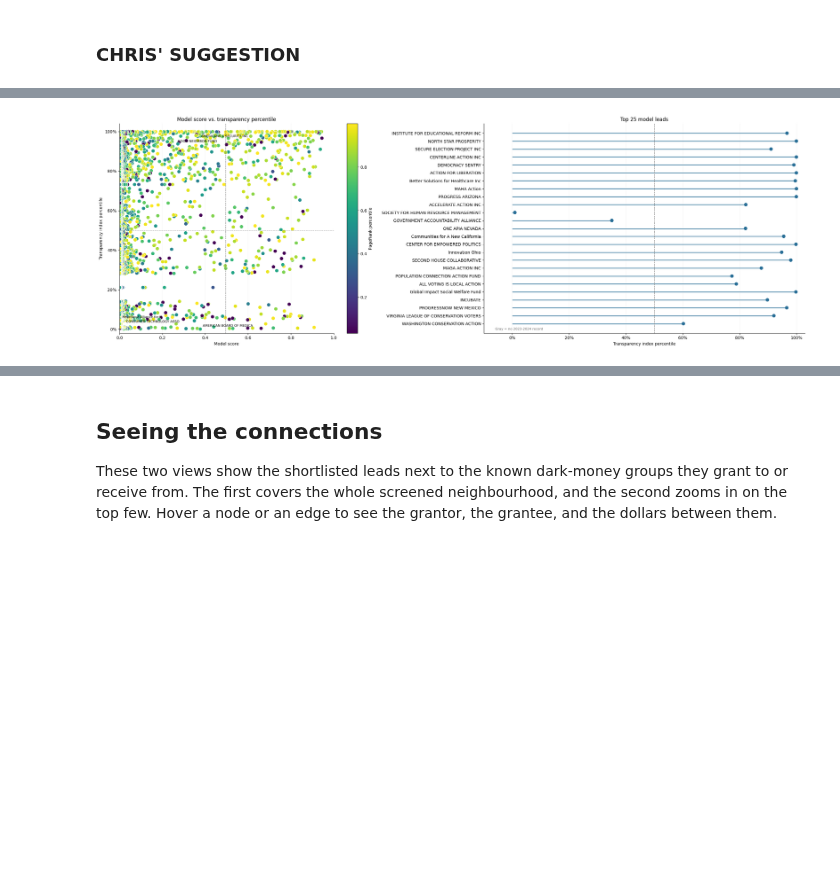
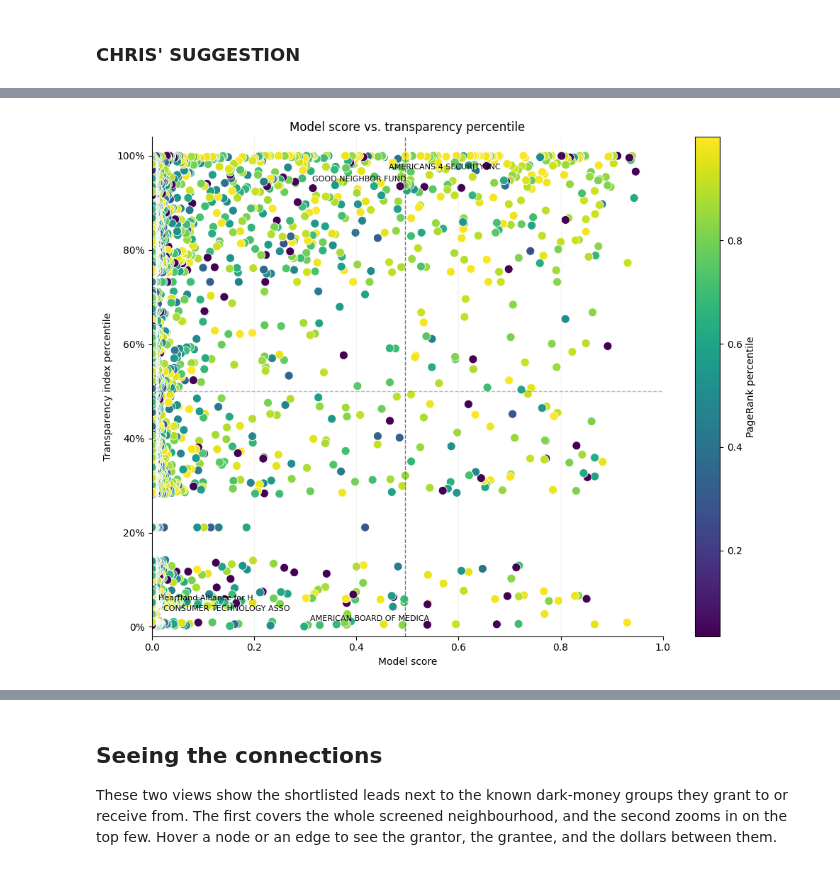
Before and after one commit to team-glass-house/influence-network, a Jupyter notebook: notebooks/network_analysis_modeling.ipynb, the cells around one changed output, grey strips where cells are left out. Cells and saved outputs as stored; diff of their text form; code cells hidden in the pictures; blank space fills up the shorter version.

```diff
--- a/notebooks/network_analysis_modeling.ipynb
+++ b/notebooks/network_analysis_modeling.ipynb
@@ -553,9 +526,9 @@ def _pol_feats(n):
     return (po / len(succ) if succ else 0.0, pi / len(pred) if pred else 0.0, float(po + pi))
 _pf = np.array([_pol_feats(n) for n in nodes])
 M["pol_out_share"], M["pol_in_share"], M["pol_deg"] = _pf[:, 0], _pf[:, 1], _pf[:, 2]
-M = M.merge(rank[["ein", "pr_pctile"]], on="ein", how="left")
+M = M.merge(rank[["ein", "pr_pctile",'pagerank']], on="ein", how="left")
 
-STRUCTB = ["in_deg", "out_deg", "log_d_in", "log_d_out", "conduit", "deg", "pr_pctile"]
+STRUCTB = ["in_deg", "out_deg", "log_d_in", "log_d_out", "conduit", "deg","pagerank","pr_pctile"]
 BEHAVB  = ["log_received", "log_granted_out", "velocity", "has_lobbying", "is_527",
            "name_flag", "eot_c3", "eot_c4", "eot_c5", "eot_c6", "eot_c_other"]
 POL     = ["pol_out_share", "pol_in_share", "pol_deg"]
@@ -602,7 +575,7 @@ M["is_seed"] = y
 leads = M[M.is_seed == 0].sort_values("score", ascending=False).reset_index(drop=True)
 print("\nTop 25 dark-money look-alikes (non-seed orgs in the pool, leak-free OOF score):")
 display(leads.head(25)[["ein", "name", "score", "pol_out_share", "pol_in_share", "received", "granted_out",
-                        "has_lobbying", "is_527", "eot_c3", "eot_c4", "eot_c5", "eot_c6", "eot_c_other"]])
+                        "has_lobbying", "is_527", "eot_c3", "eot_c4", "eot_c5", "eot_c6", "eot_c_other","pagerank"]])
 
 # --- cache feature matrix + proximity for fast offline model iteration ---
 try:
@@ -1345,95 +1315,53 @@ Transparency coverage for top 25 model leads: 3239/25 (12956.0%)
 import matplotlib.pyplot as plt
 
 covered = model_lead_transparency[model_lead_transparency.has_transparency].copy()
-plot_leads = model_lead_transparency.iloc[:25].copy()
-plot_leads["lead_label"] = plot_leads["name"].str.slice(0, 38)
-plot_leads["plot_percentile"] = plot_leads.index_percentile.fillna(-0.06)
 
-fig, axes = plt.subplots(
-    1,
-    2,
-    figsize=(24, 8),
-    gridspec_kw={"width_ratios": [1.0, 1.2]},
-)
+fig, ax = plt.subplots(figsize=(10, 8))
 
-scatter = axes[0].scatter(
+scatter = ax.scatter(
     covered.model_score,
     covered.index_percentile,
     c=covered.pr_pctile,
     cmap="viridis",
     s=75,
     edgecolor="white",
     linewidth=0.6,
 )
-axes[0].axhline(0.5, color="#777777", alpha=.5, linestyle="--", linewidth=1)
-axes[0].axvline(CLASSIFICATION_THRESHOLD, color="#777777", linestyle="--", linewidth=1)
-axes[0].set_title("Model score vs. transparency percentile")
-axes[0].set_xlabel("Model score")
-axes[0].set_xlim(0, 1)
-axes[0].set_ylabel("Transparency index percentile")
-axes[0].set_ylim(-0.02, 1.04)
-axes[0].yaxis.set_major_formatter(lambda value, _: f"{value:.0%}")
+ax.axhline(0.5, color="#777777", alpha=.5, linestyle="--", linewidth=1)
+ax.axvline(CLASSIFICATION_THRESHOLD, color="#777777", linestyle="--", linewidth=1)
+ax.set_title("Model score vs. transparency percentile")
+ax.set_xlabel("Model score")
+ax.set_xlim(0, 1)
+ax.set_ylabel("Transparency index percentile")
+ax.set_ylim(-0.02, 1.04)
+ax.yaxis.set_major_formatter(lambda value, _: f"{value:.0%}")
 
 label_leads = pd.concat([
     covered.nlargest(2, "index_percentile"),
     covered.nsmallest(3, "index_percentile"),
 ]).drop_duplicates("ein")
 high_index = 0
 low_index = 0
 for row in label_leads.itertuples(index=False):
     if row.index_percentile >= 0.5:
         offset = (6, -14 - high_index * 12)
         high_index += 1
     else:
         offset = (6, 6 + low_index * 10)
         low_index += 1
-    axes[0].annotate(
+    ax.annotate(
         row.name[:24],
         (row.model_score, row.index_percentile),
         xytext=offset,
         textcoords="offset points",
         fontsize=8,
     )
-fig.colorbar(scatter, ax=axes[0], label="PageRank percentile")
+fig.colorbar(scatter, ax=ax, label="PageRank percentile")
 
-rank_positions = np.arange(len(plot_leads))
-point_colors = np.where(plot_leads.has_transparency, "#2A6F97", "#B8B8B8")
-axes[1].hlines(
-    rank_positions,
-    xmin=0,
-    xmax=plot_leads.plot_percentile.clip(lower=0),
-    color=point_colors,
-    linewidth=2,
-    alpha=0.75,
-)
-axes[1].scatter(
-    plot_leads.plot_percentile,
-    rank_positions,
-    color=point_colors,
-    s=55,
-    zorder=3,
-)
-axes[1].axvline(0.5, color="#777777", linestyle="--", linewidth=1)
-axes[1].set_yticks(rank_positions, plot_leads.lead_label)
-axes[1].invert_yaxis()
-axes[1].set_xlim(-0.1, 1.03)
-axes[1].set_xlabel("Transparency index percentile")
-axes[1].set_title("Top 25 model leads")
-axes[1].xaxis.set_major_formatter(lambda value, _: f"{value:.0%}")
-axes[1].text(
-    -0.06,
-    len(plot_leads) - 0.2,
-    "Gray = no 2023-2024 record",
-    fontsize=8,
-    color="#666666",
-    ha="left",
-)
-
-for axis in axes:
-    axis.spines[["top", "right"]].set_visible(False)
-    axis.grid(axis="x", alpha=0.15)
+ax.spines[["top", "right"]].set_visible(False)
+ax.grid(axis="x", alpha=0.15)
 
 fig.tight_layout()
 plt.show()
 # %% [output]
-[figure, old version]
+[figure, new version]
```
Also changed, not shown: parts of 33 cells of this notebook, 1 other file.
